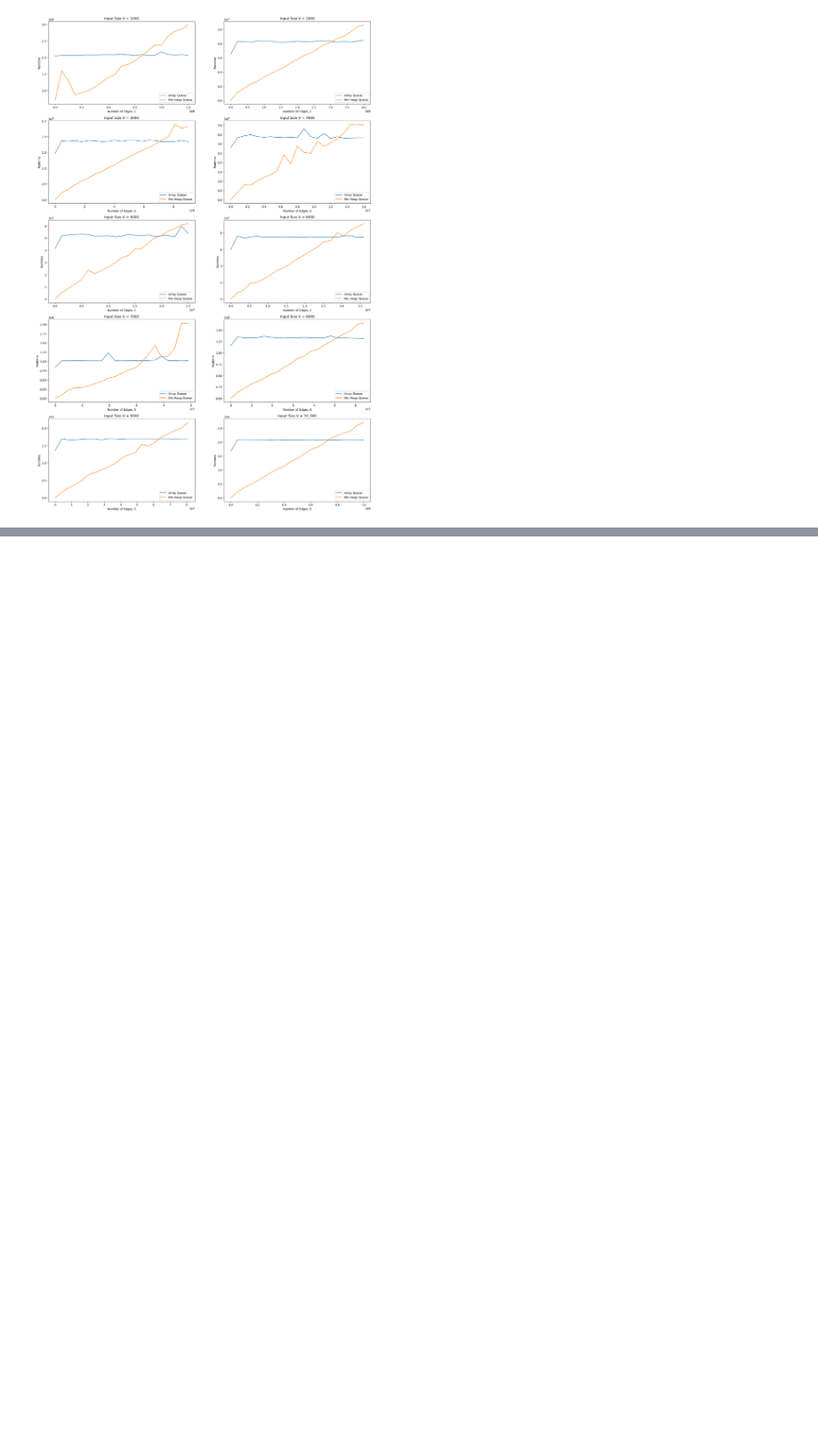
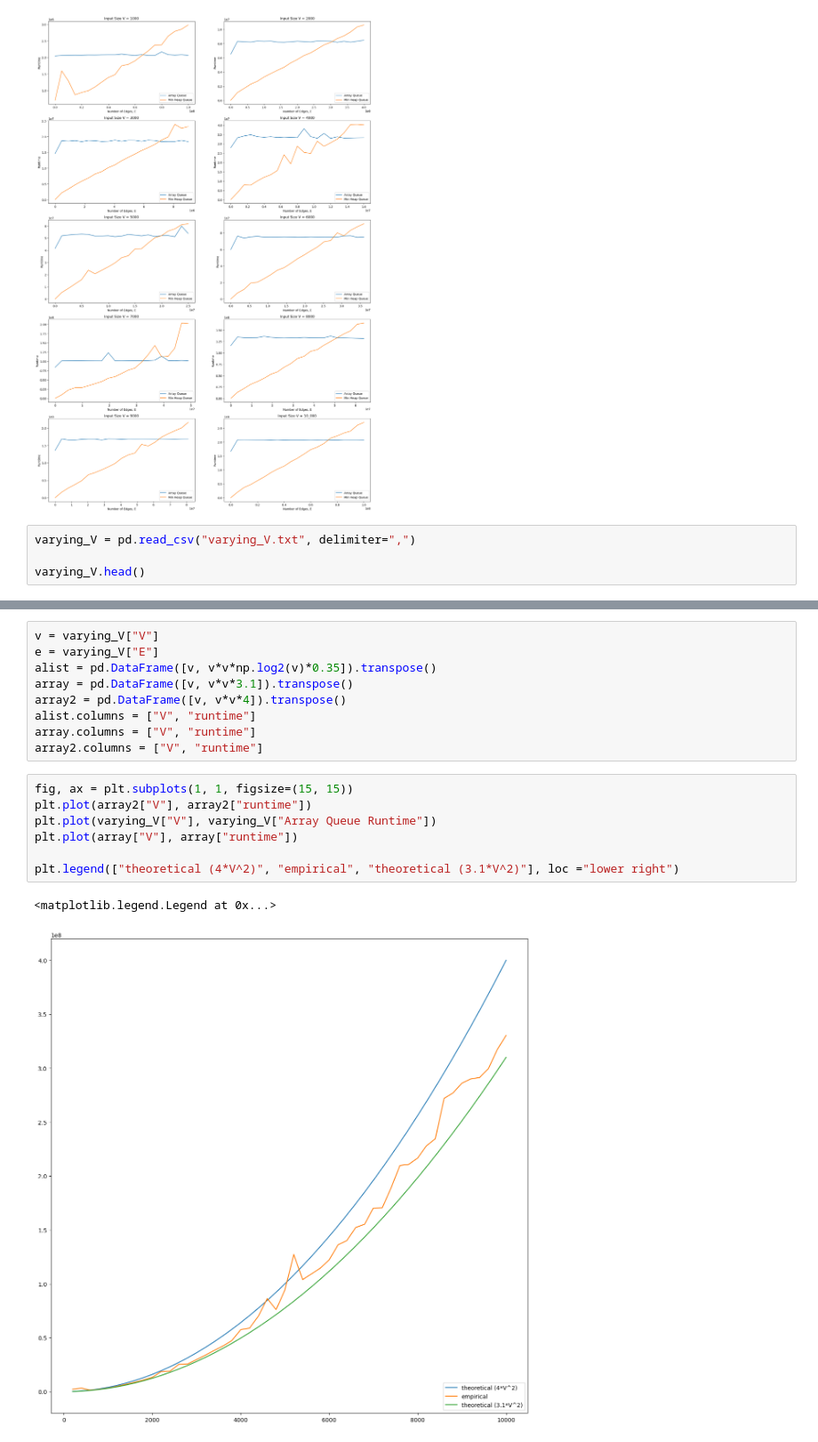
Before and after one commit to jdengoh/SC2001, a Jupyter notebook: The Dijkstra’s Algorithm/DataVisualization_Proj2.ipynb, the cells around one changed output, grey strips where cells are left out. Shown: that part at 89% size. Saved outputs shown, nothing was run; the diff lists cells and outputs as text; blank space fills up the shorter version.

Commit message:
data visualization

```diff
--- a/The Dijkstra’s Algorithm/Untitled.ipynb
+++ b/The Dijkstra’s Algorithm/DataVisualization_Proj2.ipynb
@@ -72,3 +72,7 @@ ax[4][1].legend(["Array Queue", "Min Heap Queue"], loc ="lower right")
 # %% [output]
 <matplotlib.legend.Legend at 0x...>
 [figure]
+# %%
+varying_V = pd.read_csv("varying_V.txt", delimiter=",")
+
+varying_V.head()
@@ -74,0 +86,19 @@ ax[4][1].legend(["Array Queue", "Min Heap Queue"], loc ="lower right")
+# %%
+v = varying_V["V"]
+e = varying_V["E"]
+alist = pd.DataFrame([v, v*v*np.log2(v)*0.35]).transpose()
+array = pd.DataFrame([v, v*v*3.1]).transpose()
+array2 = pd.DataFrame([v, v*v*4]).transpose()
+alist.columns = ["V", "runtime"]
+array.columns = ["V", "runtime"]
+array2.columns = ["V", "runtime"]
+# %%
+fig, ax = plt.subplots(1, 1, figsize=(15, 15))
+plt.plot(array2["V"], array2["runtime"])
+plt.plot(varying_V["V"], varying_V["Array Queue Runtime"])
+plt.plot(array["V"], array["runtime"])
+
+plt.legend(["theoretical (4*V^2)", "empirical", "theoretical (3.1*V^2)"], loc ="lower right")
+# %% [output]
+<matplotlib.legend.Legend at 0x...>
+[figure, added]
```
Also changed, not shown: parts of 5 cells of this notebook, 2 other files.
